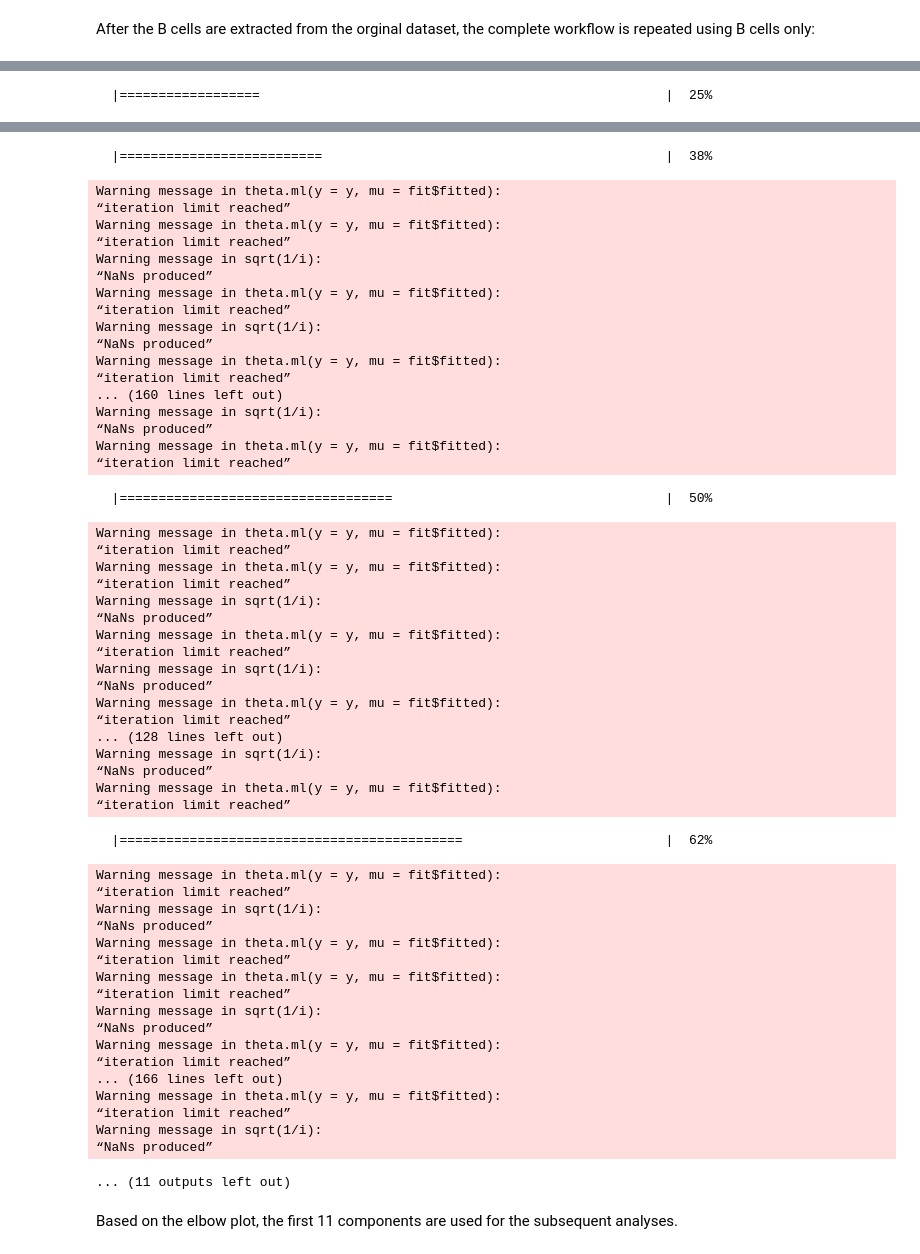
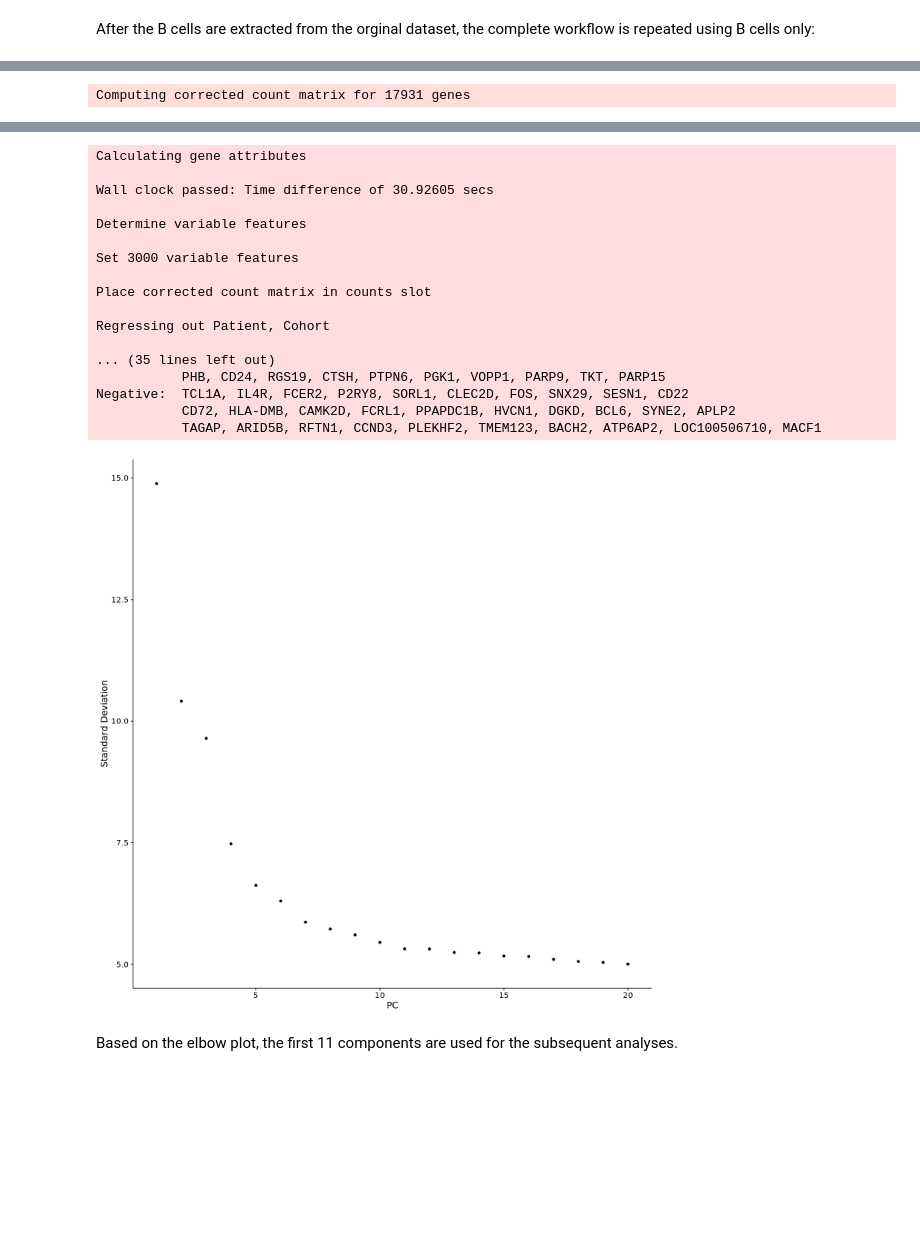
Before and after one commit to reactome/ReactomeGSA-tutorials, a Jupyter notebook: notebooks/Jerby_Arnon_Seurat.ipynb, the cells around one changed output, grey strips where cells are left out. Saved outputs shown, nothing was run; the diff lists cells and outputs as text; code cells hidden in the pictures; blank space fills up the shorter version.

Commit message:
Removed excessive warnings

```diff
--- a/notebooks/Jerby_Arnon_Seurat.ipynb
+++ b/notebooks/Jerby_Arnon_Seurat.ipynb
@@ -254,7 +169,7 @@ b_cells <- subset(jerby, idents = b_cell_clusters)
 # %% [markdown]
 After the B cells are extracted from the orginal dataset, the complete workflow is repeated using B cells only:
 # %%
-b_cells <- SCTransform(b_cells, vars.to.regress = c("Patient", "Cohort"))
+b_cells <- suppressWarnings( SCTransform(b_cells, vars.to.regress = c("Patient", "Cohort")) )
 b_cells <- RunPCA(b_cells)
 
 ElbowPlot(b_cells)
@@ -306 +192 @@ Warning message in sqrt(1/i):
-  |==================                                                    |  25%
+Computing corrected count matrix for 17931 genes
@@ -324,58 +194,21 @@ Warning message in theta.ml(y = y, mu = fit$fitted):
-  |==========================                                            |  38%
+Calculating gene attributes
+
+Wall clock passed: Time difference of 30.92605 secs
+
+Determine variable features
+
+Set 3000 variable features
+
+Place corrected count matrix in counts slot
+
+Regressing out Patient, Cohort
+
+... (35 lines left out)
+           PHB, CD24, RGS19, CTSH, PTPN6, PGK1, VOPP1, PARP9, TKT, PARP15
+Negative:  TCL1A, IL4R, FCER2, P2RY8, SORL1, CLEC2D, FOS, SNX29, SESN1, CD22
+           CD72, HLA-DMB, CAMK2D, FCRL1, PPAPDC1B, HVCN1, DGKD, BCL6, SYNE2, APLP2
+           TAGAP, ARID5B, RFTN1, CCND3, PLEKHF2, TMEM123, BACH2, ATP6AP2, LOC100506710, MACF1
-Warning message in theta.ml(y = y, mu = fit$fitted):
-“iteration limit reached”
-Warning message in theta.ml(y = y, mu = fit$fitted):
-“iteration limit reached”
-Warning message in sqrt(1/i):
-“NaNs produced”
-Warning message in theta.ml(y = y, mu = fit$fitted):
-“iteration limit reached”
-Warning message in sqrt(1/i):
-“NaNs produced”
-Warning message in theta.ml(y = y, mu = fit$fitted):
-“iteration limit reached”
-... (160 lines left out)
-Warning message in sqrt(1/i):
-“NaNs produced”
-Warning message in theta.ml(y = y, mu = fit$fitted):
-“iteration limit reached”
-  |===================================                                   |  50%
-Warning message in theta.ml(y = y, mu = fit$fitted):
-“iteration limit reached”
-Warning message in theta.ml(y = y, mu = fit$fitted):
-“iteration limit reached”
-Warning message in sqrt(1/i):
-“NaNs produced”
-Warning message in theta.ml(y = y, mu = fit$fitted):
-“iteration limit reached”
-Warning message in sqrt(1/i):
-“NaNs produced”
-Warning message in theta.ml(y = y, mu = fit$fitted):
-“iteration limit reached”
-... (128 lines left out)
-Warning message in sqrt(1/i):
-“NaNs produced”
-Warning message in theta.ml(y = y, mu = fit$fitted):
-“iteration limit reached”
-  |============================================                          |  62%
-Warning message in theta.ml(y = y, mu = fit$fitted):
-“iteration limit reached”
-Warning message in sqrt(1/i):
-“NaNs produced”
-Warning message in theta.ml(y = y, mu = fit$fitted):
-“iteration limit reached”
-Warning message in theta.ml(y = y, mu = fit$fitted):
-“iteration limit reached”
-Warning message in sqrt(1/i):
-“NaNs produced”
-Warning message in theta.ml(y = y, mu = fit$fitted):
-“iteration limit reached”
-... (166 lines left out)
-Warning message in theta.ml(y = y, mu = fit$fitted):
-“iteration limit reached”
-Warning message in sqrt(1/i):
-“NaNs produced”
-... (11 outputs left out)
+[figure, added]
 # %% [markdown]
 Based on the elbow plot, the first 11 components are used for the subsequent analyses.
 # %%
```
Also changed, not shown: parts of 3 cells of this notebook.
